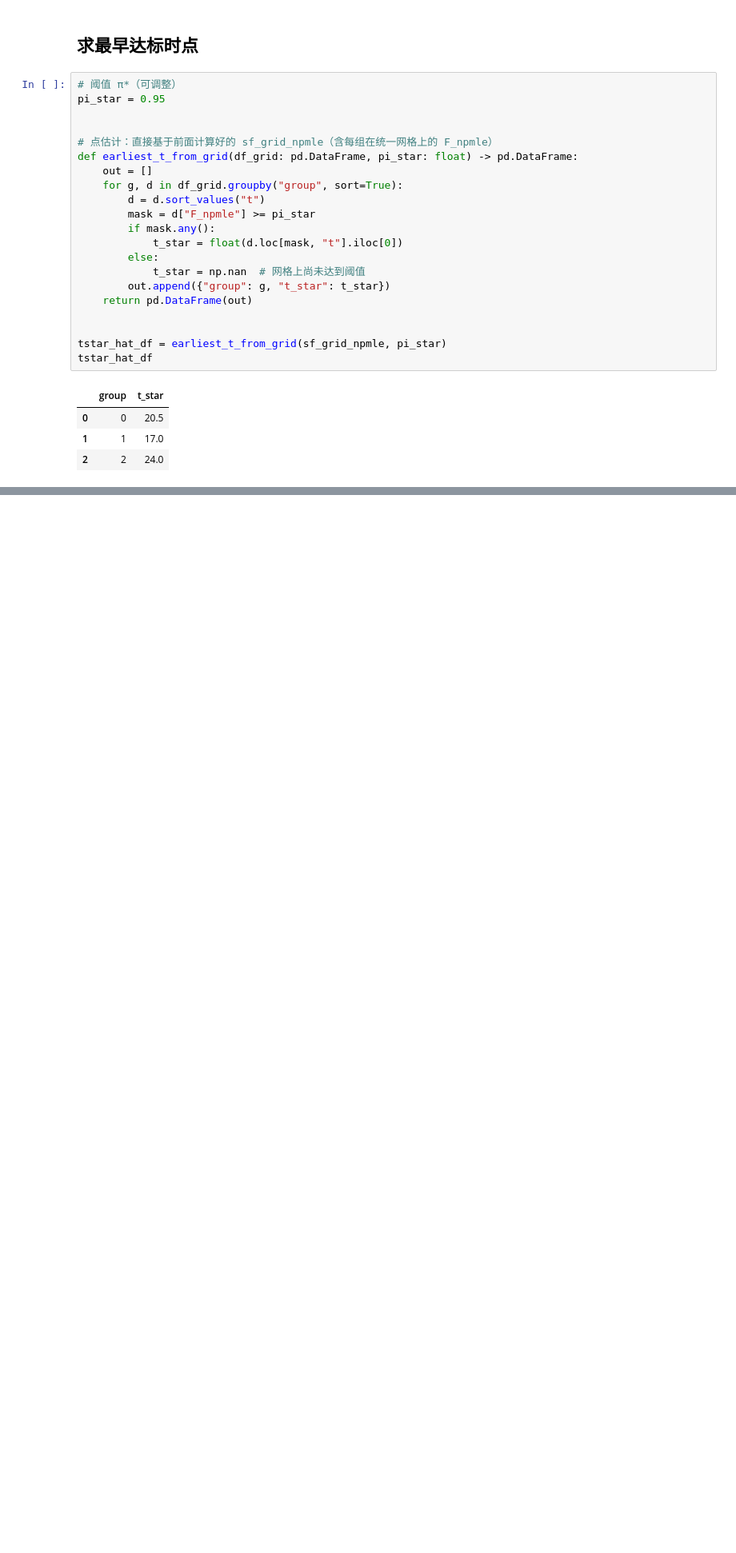
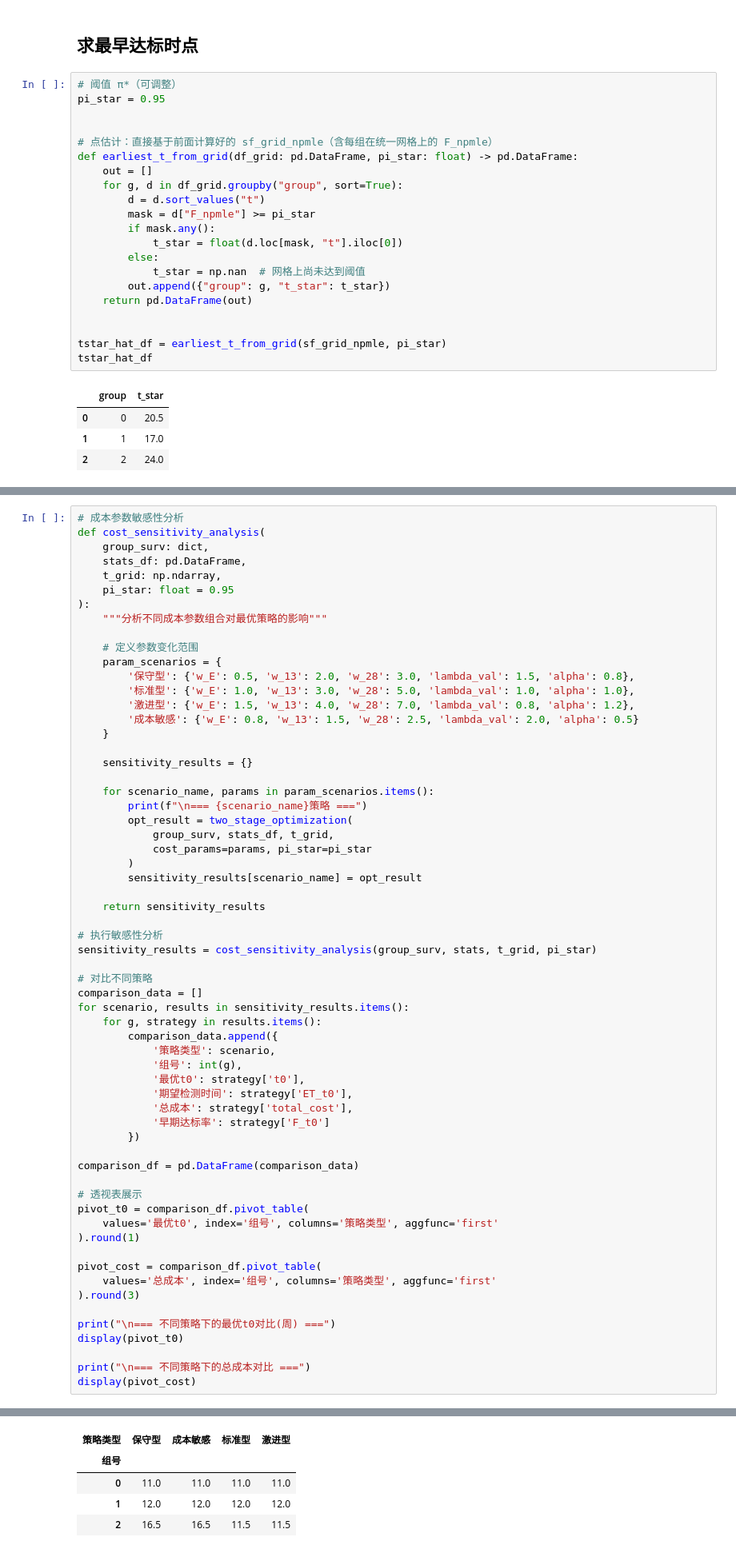
Before and after one commit to George-Zheng-1013/prenatal-testing, a Jupyter notebook: Q2/两阶段.ipynb, the cells around one changed output, grey strips where cells are left out. Shown: that part at 80% size. Saved outputs shown, nothing was run; the diff lists cells and outputs as text; blank space fills up the shorter version.

```diff
--- a/Q2/数据预处理.ipynb
+++ b/Q2/两阶段.ipynb
@@ -1322,0 +934,63 @@ except NameError:
+# %%
+# 成本参数敏感性分析
+def cost_sensitivity_analysis(
+    group_surv: dict,
+    stats_df: pd.DataFrame,
+    t_grid: np.ndarray,
+    pi_star: float = 0.95
+):
+    """分析不同成本参数组合对最优策略的影响"""
+
+    # 定义参数变化范围
+    param_scenarios = {
+        '保守型': {'w_E': 0.5, 'w_13': 2.0, 'w_28': 3.0, 'lambda_val': 1.5, 'alpha': 0.8},
+        '标准型': {'w_E': 1.0, 'w_13': 3.0, 'w_28': 5.0, 'lambda_val': 1.0, 'alpha': 1.0},
+        '激进型': {'w_E': 1.5, 'w_13': 4.0, 'w_28': 7.0, 'lambda_val': 0.8, 'alpha': 1.2},
+        '成本敏感': {'w_E': 0.8, 'w_13': 1.5, 'w_28': 2.5, 'lambda_val': 2.0, 'alpha': 0.5}
+    }
+
+    sensitivity_results = {}
+
+    for scenario_name, params in param_scenarios.items():
+        print(f"\n=== {scenario_name}策略 ===")
+        opt_result = two_stage_optimization(
+            group_surv, stats_df, t_grid,
+            cost_params=params, pi_star=pi_star
+        )
+        sensitivity_results[scenario_name] = opt_result
+
+    return sensitivity_results
+
+# 执行敏感性分析
+sensitivity_results = cost_sensitivity_analysis(group_surv, stats, t_grid, pi_star)
+
+# 对比不同策略
+comparison_data = []
+for scenario, results in sensitivity_results.items():
+    for g, strategy in results.items():
+        comparison_data.append({
+            '策略类型': scenario,
+            '组号': int(g),
+            '最优t0': strategy['t0'],
+            '期望检测时间': strategy['ET_t0'],
+            '总成本': strategy['total_cost'],
+            '早期达标率': strategy['F_t0']
+        })
+
+comparison_df = pd.DataFrame(comparison_data)
+
+# 透视表展示
+pivot_t0 = comparison_df.pivot_table(
+    values='最优t0', index='组号', columns='策略类型', aggfunc='first'
+).round(1)
+
+pivot_cost = comparison_df.pivot_table(
+    values='总成本', index='组号', columns='策略类型', aggfunc='first'
+).round(3)
+
+print("\n=== 不同策略下的最优t0对比(周) ===")
+display(pivot_t0)
+
+print("\n=== 不同策略下的总成本对比 ===")
+display(pivot_cost)
+# %% [output]
@@ -1322,0 +1006,5 @@ except NameError:
+| 策略类型 | 保守型 | 成本敏感 | 标准型 | 激进型 |
+| 组号 |  |  |  |  |
+| 0 | 11.0 | 11.0 | 11.0 | 11.0 |
+| 1 | 12.0 | 12.0 | 12.0 | 12.0 |
+| 2 | 16.5 | 16.5 | 11.5 | 11.5 |
```
Also changed, not shown: parts of 16 cells of this notebook, 1 other file.
